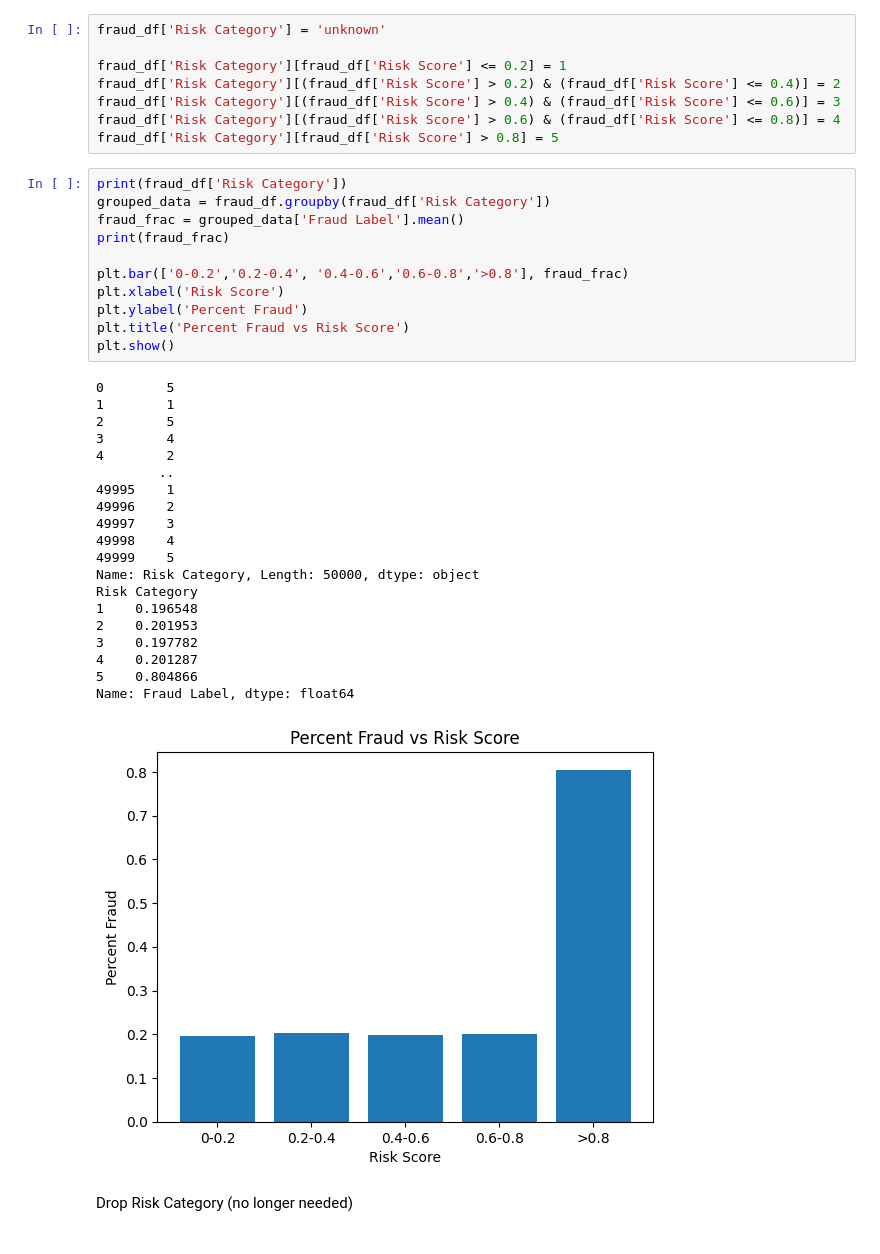
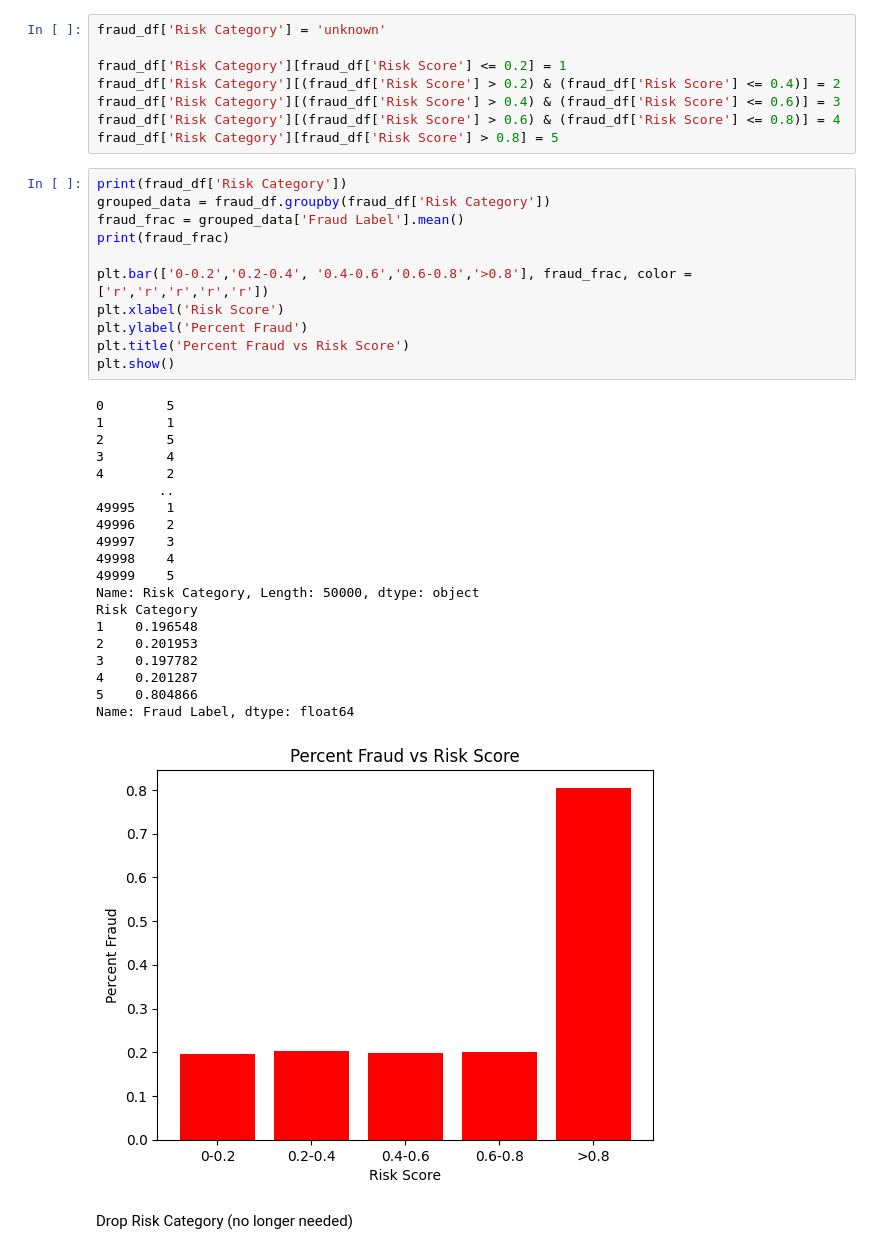
Before and after one commit to adambueno/fraudDetection, a Jupyter notebook: fraudDetection.ipynb, the cells around one changed output. Drawn from its saved outputs; the diff is of its cells as text.

```diff
--- a/fraudDetection.ipynb
+++ b/fraudDetection.ipynb
@@ -202,35 +214,35 @@ fraud_df['Risk Category'][fraud_df['Risk Score'] > 0.8] = 5
 # %%
 print(fraud_df['Risk Category'])
 grouped_data = fraud_df.groupby(fraud_df['Risk Category'])
 fraud_frac = grouped_data['Fraud Label'].mean()
 print(fraud_frac)
 
-plt.bar(['0-0.2','0.2-0.4', '0.4-0.6','0.6-0.8','>0.8'], fraud_frac)
+plt.bar(['0-0.2','0.2-0.4', '0.4-0.6','0.6-0.8','>0.8'], fraud_frac, color = ['r','r','r','r','r'])
 plt.xlabel('Risk Score')
 plt.ylabel('Percent Fraud')
 plt.title('Percent Fraud vs Risk Score')
 plt.show()
 # %% [output]
 0        5
 1        1
 2        5
 3        4
 4        2
         ..
 49995    1
 49996    2
 49997    3
 49998    4
 49999    5
 Name: Risk Category, Length: 50000, dtype: object
 Risk Category
 1    0.196548
 2    0.201953
 3    0.197782
 4    0.201287
 5    0.804866
 Name: Fraud Label, dtype: float64
-[figure, old version]
+[figure, new version]
 # %% [markdown]
 Drop Risk Category (no longer needed)
 # %%
```
Also changed, not shown: parts of 2 cells of this notebook.
